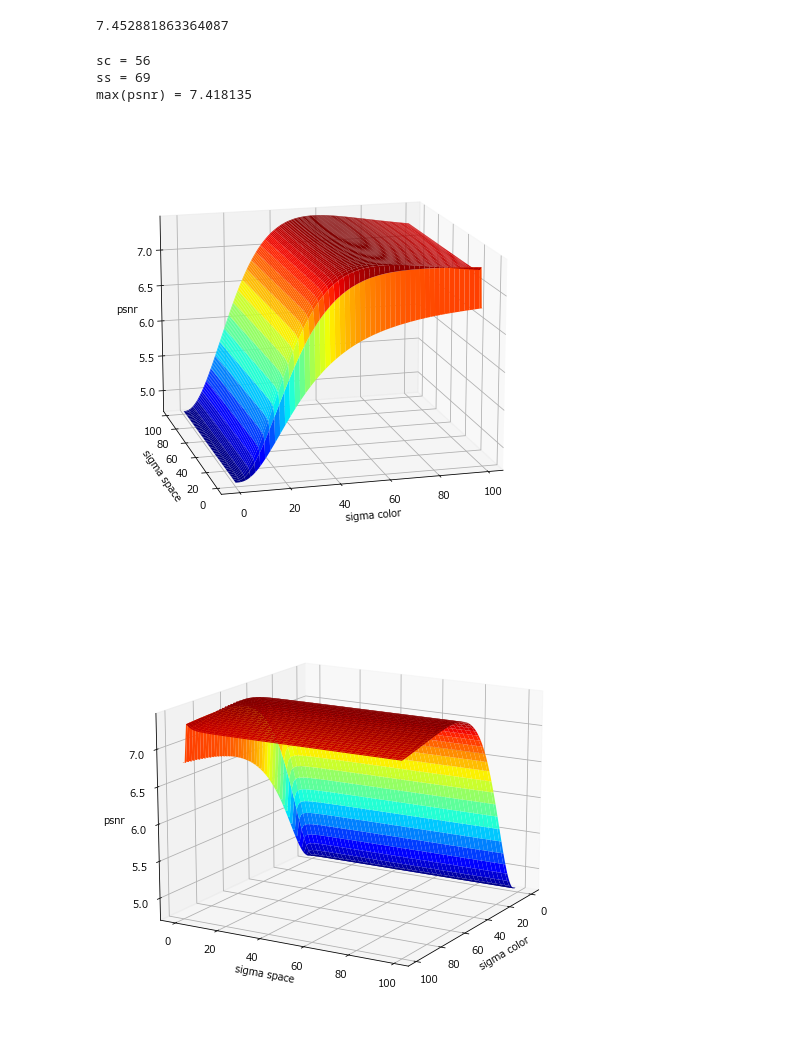
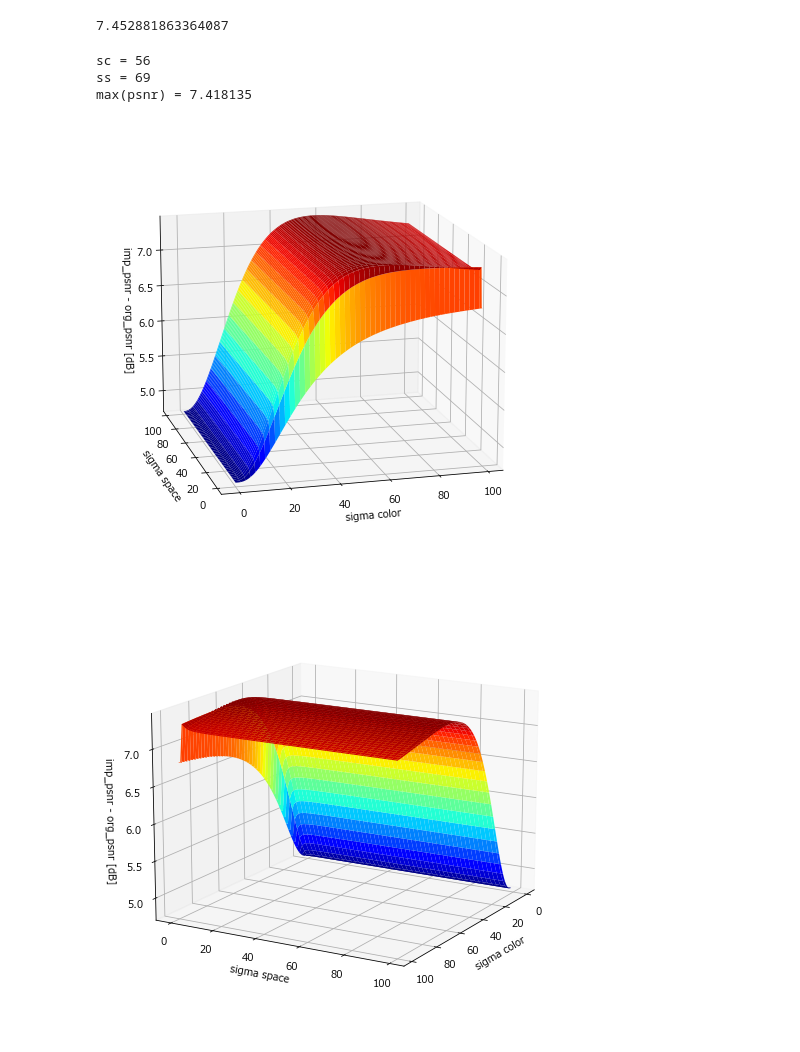
Before and after one commit to hal1127/engineering_design_ryukyu, a Jupyter notebook: prod/main.ipynb, the cells around one changed output. Cells and saved outputs as stored; diff of their text form; code cells hidden in the pictures.

```diff
--- a/prod/main.ipynb
+++ b/prod/main.ipynb
@@ -360,34 +360,34 @@ for i in range(len(psnrs)):
       maxss = SS[i][j]
       maxpsnr = psnrs[i][j]
 
 fig = plt.figure(figsize = (8, 8))
 ax = fig.add_subplot(111, projection="3d")
 
 # ax.plot_surface(SC, SS, psnrs, cmap="summer")
 ax.plot_surface(SC, SS, psnrs, cmap="jet")
 ax.set_xlabel("sigma color")
 ax.set_ylabel("sigma space")
-ax.set_zlabel("psnr")
+ax.set_zlabel("imp_psnr - org_psnr [dB]")
 ax.view_init(elev=15, azim=-105)
 fig.show()
 
 
 fig = plt.figure(figsize = (8, 8))
 ax = fig.add_subplot(111, projection="3d")
 
 ax.plot_surface(SC, SS, psnrs, cmap="jet")
 ax.set_xlabel("sigma color")
 ax.set_ylabel("sigma space")
-ax.set_zlabel("psnr")
+ax.set_zlabel("imp_psnr - org_psnr [dB]")
 ax.view_init(elev=15, azim=30)
 fig.show()
 
 print("sc =", maxsc)
 print("ss =", maxss)
 print("max(psnr) =", maxpsnr)
 # %% [output]
 sc = 56
 ss = 69
 max(psnr) = 7.418135
-[figure, old version]
+[figure, new version]
-[figure, old version]
+[figure, new version]
```
Also changed, not shown: parts of 3 cells of this notebook, 5 other files.
